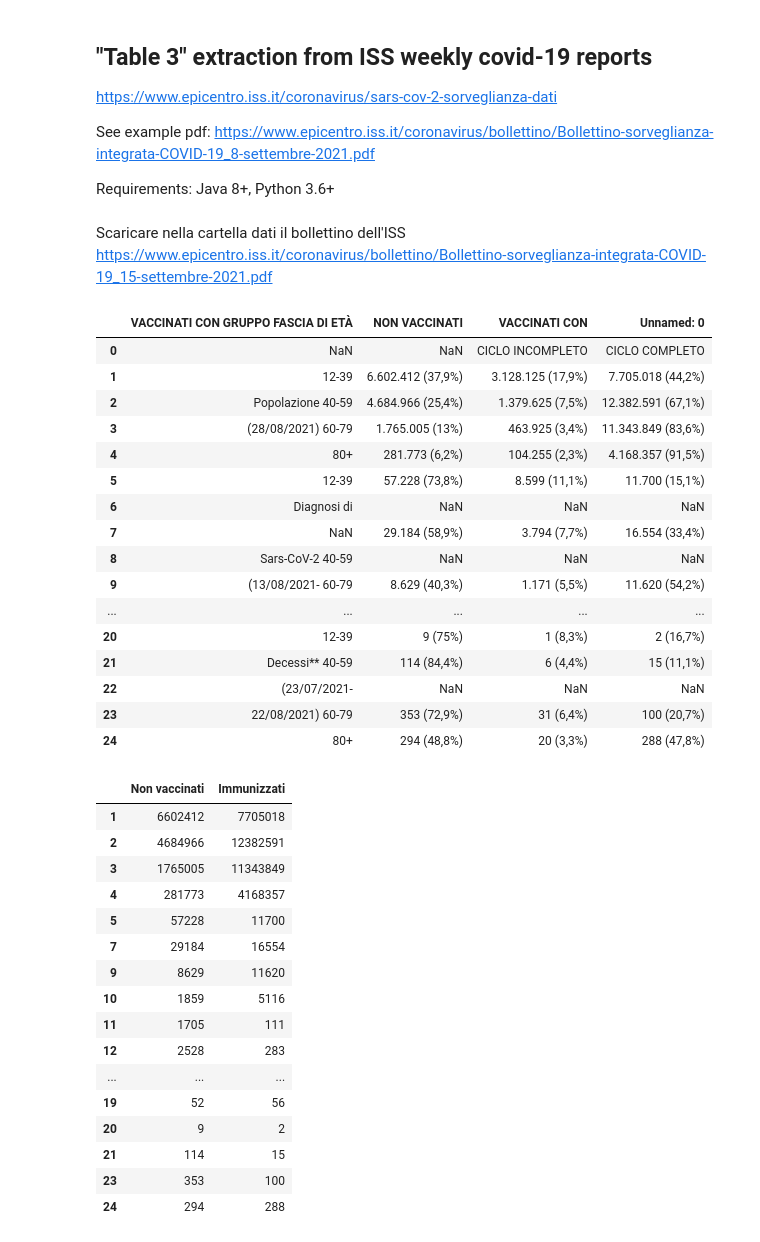
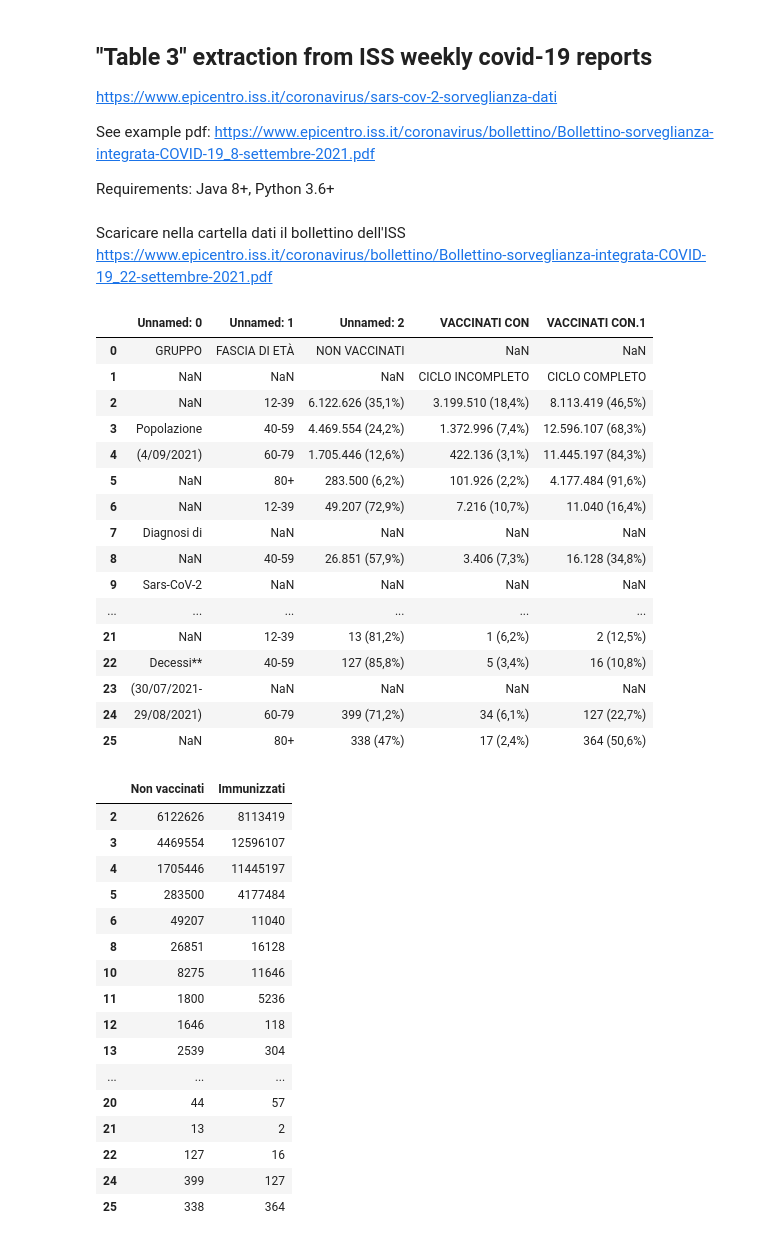
Before and after one commit to apalladi/covid_vaccini_monitoraggio, a Jupyter notebook: dati/dati_selezione.ipynb, the cells around one changed output. Saved outputs shown, nothing was run; the diff lists cells and outputs as text; code cells hidden in the pictures.

Commit message:
aggiornamento con dati del 22 settembre
Signed-off-by: enricocid <enrico2588@gmail.com>

```diff
--- a/dati/dati_selezione.ipynb
+++ b/dati/dati_selezione.ipynb
@@ -11,35 +11,35 @@ from tabula import read_pdf
 import pandas as pd
 import numpy as np
 # %% [markdown]
-Scaricare nella cartella dati il bollettino dell'ISS https://www.epicentro.iss.it/coronavirus/bollettino/Bollettino-sorveglianza-integrata-COVID-19_15-settembre-2021.pdf
+Scaricare nella cartella dati il bollettino dell'ISS https://www.epicentro.iss.it/coronavirus/bollettino/Bollettino-sorveglianza-integrata-COVID-19_22-settembre-2021.pdf
 # %%
 # input file
-in_file = 'bollettino-15set.pdf' # replace with pdf name
+in_file = 'bollettino-22set.pdf' # replace with pdf name
 
 # report data
-rep_date = pd.to_datetime('15/09/2021') # replace with report date
+rep_date = pd.to_datetime('22/09/2021') # replace with report date
 
 # ...and read the raw table
 raw_tb = read_pdf(in_file, pages=19, stream=True) # set page containing table 3
 raw_tb[0]
 # %% [output]
-|  | VACCINATI CON GRUPPO FASCIA DI ETÀ | NON VACCINATI | VACCINATI CON | Unnamed: 0 |
-| 0 | NaN | NaN | CICLO INCOMPLETO | CICLO COMPLETO |
-| 1 | 12-39 | 6.602.412 (37,9%) | 3.128.125 (17,9%) | 7.705.018 (44,2%) |
-| 2 | Popolazione 40-59 | 4.684.966 (25,4%) | 1.379.625 (7,5%) | 12.382.591 (67,1%) |
-| 3 | (28/08/2021) 60-79 | 1.765.005 (13%) | 463.925 (3,4%) | 11.343.849 (83,6%) |
-| 4 | 80+ | 281.773 (6,2%) | 104.255 (2,3%) | 4.168.357 (91,5%) |
-| 5 | 12-39 | 57.228 (73,8%) | 8.599 (11,1%) | 11.700 (15,1%) |
-| 6 | Diagnosi di | NaN | NaN | NaN |
-| 7 | NaN | 29.184 (58,9%) | 3.794 (7,7%) | 16.554 (33,4%) |
-| 8 | Sars-CoV-2 40-59 | NaN | NaN | NaN |
-| 9 | (13/08/2021- 60-79 | 8.629 (40,3%) | 1.171 (5,5%) | 11.620 (54,2%) |
-| ... | ... | ... | ... | ... |
-| 20 | 12-39 | 9 (75%) | 1 (8,3%) | 2 (16,7%) |
-| 21 | Decessi** 40-59 | 114 (84,4%) | 6 (4,4%) | 15 (11,1%) |
-| 22 | (23/07/2021- | NaN | NaN | NaN |
-| 23 | 22/08/2021) 60-79 | 353 (72,9%) | 31 (6,4%) | 100 (20,7%) |
-| 24 | 80+ | 294 (48,8%) | 20 (3,3%) | 288 (47,8%) |
+|  | Unnamed: 0 | Unnamed: 1 | Unnamed: 2 | VACCINATI CON | VACCINATI CON.1 |
+| 0 | GRUPPO | FASCIA DI ETÀ | NON VACCINATI | NaN | NaN |
+| 1 | NaN | NaN | NaN | CICLO INCOMPLETO | CICLO COMPLETO |
+| 2 | NaN | 12-39 | 6.122.626 (35,1%) | 3.199.510 (18,4%) | 8.113.419 (46,5%) |
+| 3 | Popolazione | 40-59 | 4.469.554 (24,2%) | 1.372.996 (7,4%) | 12.596.107 (68,3%) |
+| 4 | (4/09/2021) | 60-79 | 1.705.446 (12,6%) | 422.136 (3,1%) | 11.445.197 (84,3%) |
+| 5 | NaN | 80+ | 283.500 (6,2%) | 101.926 (2,2%) | 4.177.484 (91,6%) |
+| 6 | NaN | 12-39 | 49.207 (72,9%) | 7.216 (10,7%) | 11.040 (16,4%) |
+| 7 | Diagnosi di | NaN | NaN | NaN | NaN |
+| 8 | NaN | 40-59 | 26.851 (57,9%) | 3.406 (7,3%) | 16.128 (34,8%) |
+| 9 | Sars-CoV-2 | NaN | NaN | NaN | NaN |
+| ... | ... | ... | ... | ... | ... |
+| 21 | NaN | 12-39 | 13 (81,2%) | 1 (6,2%) | 2 (12,5%) |
+| 22 | Decessi** | 40-59 | 127 (85,8%) | 5 (3,4%) | 16 (10,8%) |
+| 23 | (30/07/2021- | NaN | NaN | NaN | NaN |
+| 24 | 29/08/2021) | 60-79 | 399 (71,2%) | 34 (6,1%) | 127 (22,7%) |
+| 25 | NaN | 80+ | 338 (47%) | 17 (2,4%) | 364 (50,6%) |
 # %%
 # keep the last and the third last column
 columns_to_keep = raw_tb[0].columns[[-3,-1]]
@@ -51,22 +51,22 @@ df.columns = ['Non vaccinati', 'Immunizzati']
 df
 # %% [output]
 |  | Non vaccinati | Immunizzati |
-| 1 | 6602412 | 7705018 |
-| 2 | 4684966 | 12382591 |
-| 3 | 1765005 | 11343849 |
-| 4 | 281773 | 4168357 |
-| 5 | 57228 | 11700 |
-| 7 | 29184 | 16554 |
-| 9 | 8629 | 11620 |
-| 10 | 1859 | 5116 |
-| 11 | 1705 | 111 |
-| 12 | 2528 | 283 |
+| 2 | 6122626 | 8113419 |
+| 3 | 4469554 | 12596107 |
+| 4 | 1705446 | 11445197 |
+| 5 | 283500 | 4177484 |
+| 6 | 49207 | 11040 |
+| 8 | 26851 | 16128 |
+| 10 | 8275 | 11646 |
+| 11 | 1800 | 5236 |
+| 12 | 1646 | 118 |
+| 13 | 2539 | 304 |
 | ... | ... | ... |
-| 19 | 52 | 56 |
-| 20 | 9 | 2 |
-| 21 | 114 | 15 |
-| 23 | 353 | 100 |
-| 24 | 294 | 288 |
+| 20 | 44 | 57 |
+| 21 | 13 | 2 |
+| 22 | 127 | 16 |
+| 24 | 399 | 127 |
+| 25 | 338 | 364 |
 # %%
 # get data
 # sum value by age/event
```
Also changed, not shown: parts of 5 cells of this notebook, 13 other files.
